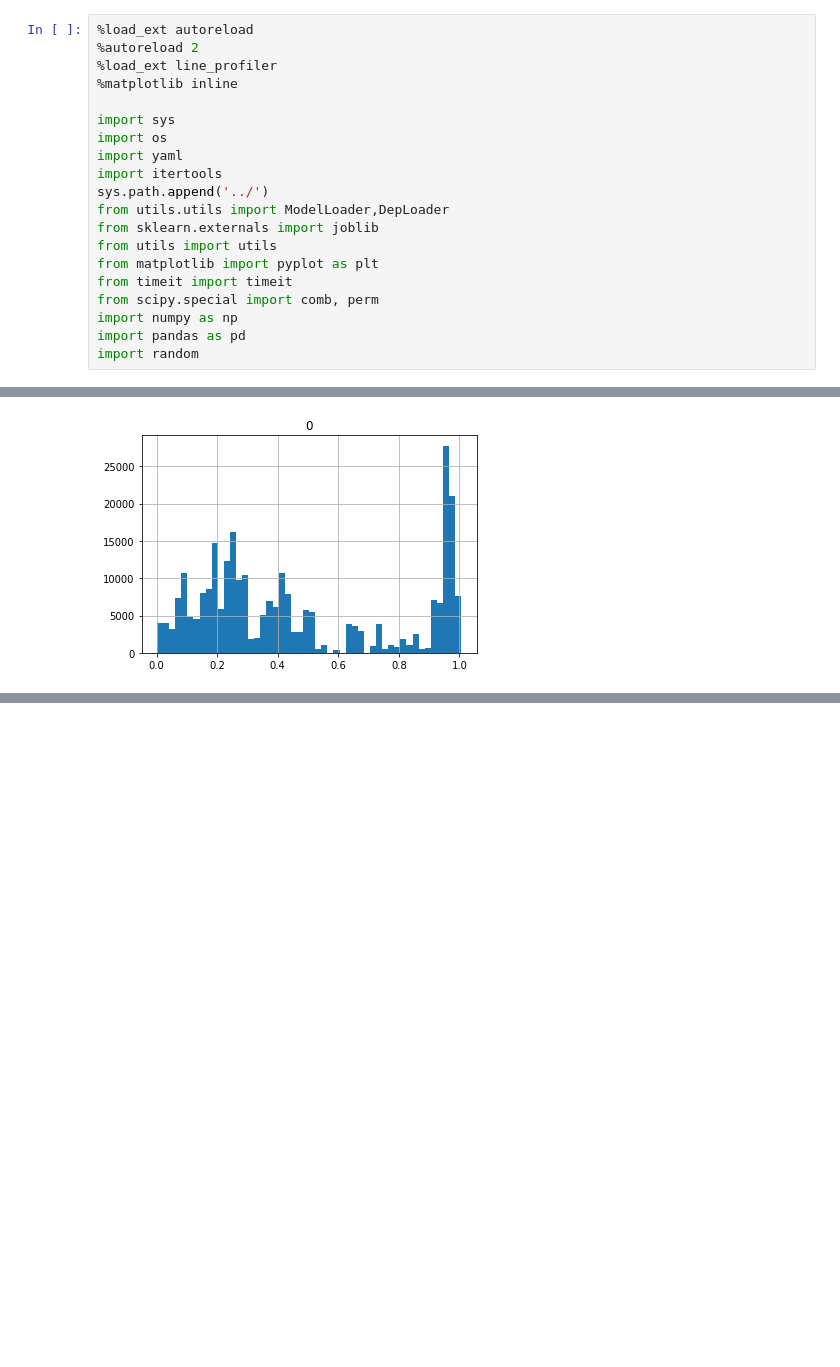
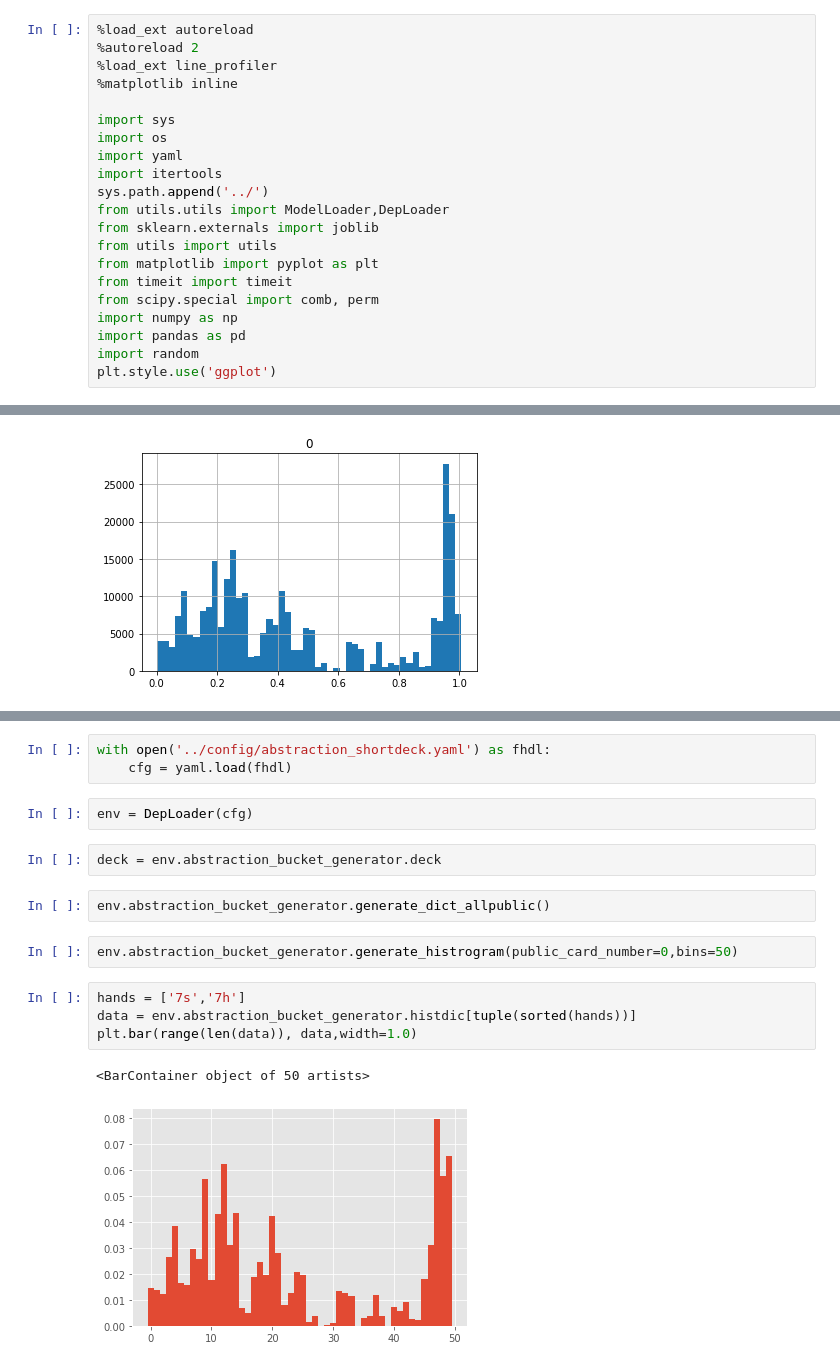
Before and after one commit to bupticybee/texas_holdem, a Jupyter notebook: jupyters/RulesAndAbstraction.ipynb, the cells around one changed output, grey strips where cells are left out. Cells and saved outputs as stored; diff of their text form; blank space fills up the shorter version.

Commit message:
:construction: constructing card abstraction algorighm

```diff
--- a/jupyters/RulesAndAbstraction.ipynb
+++ b/jupyters/RulesAndAbstraction.ipynb
@@ -18,3 +18,4 @@ from scipy.special import comb, perm
 import numpy as np
 import pandas as pd
 import random
+plt.style.use('ggplot')
@@ -542,0 +542,18 @@ print(np.mean(probs))
+# %%
+with open('../config/abstraction_shortdeck.yaml') as fhdl:
+    cfg = yaml.load(fhdl)
+# %%
+env = DepLoader(cfg)
+# %%
+deck = env.abstraction_bucket_generator.deck
+# %%
+env.abstraction_bucket_generator.generate_dict_allpublic()
+# %%
+env.abstraction_bucket_generator.generate_histrogram(public_card_number=0,bins=50)
+# %%
+hands = ['7s','7h']
+data = env.abstraction_bucket_generator.histdic[tuple(sorted(hands))]
+plt.bar(range(len(data)), data,width=1.0)
+# %% [output]
+<BarContainer object of 50 artists>
+[figure, added]
```
Also changed, not shown: parts of 3 cells of this notebook, 4 other files.
